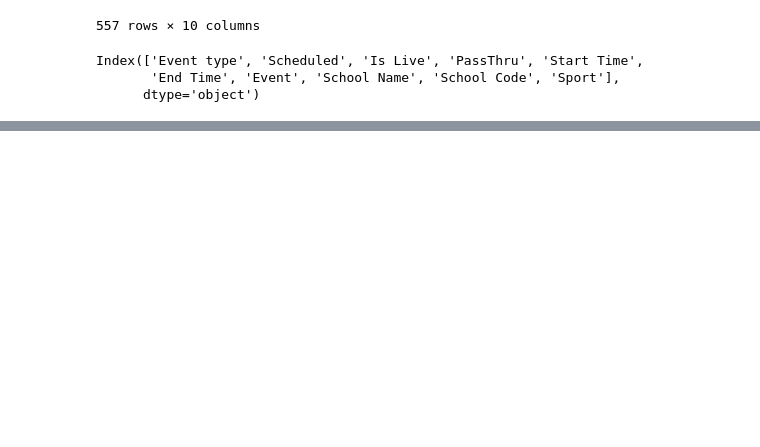
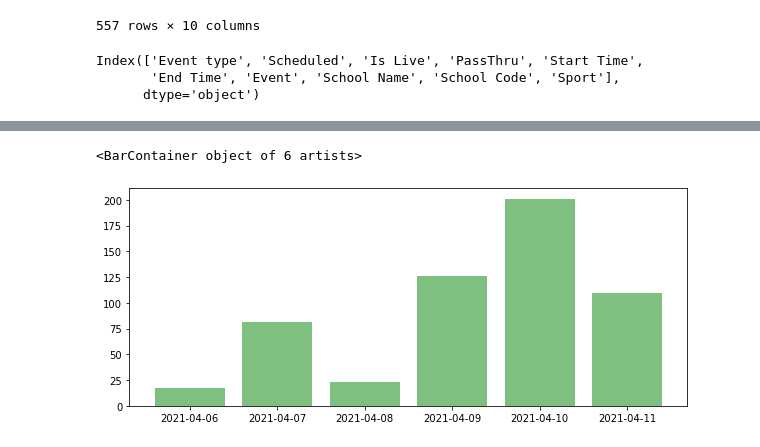
Before and after one commit to jackintyre/Project-1-, a Jupyter notebook: SportsAPI.ipynb, the cells around one changed output, grey strips where cells are left out. Saved outputs shown, nothing was run; the diff lists cells and outputs as text; code cells hidden in the pictures; blank space fills up the shorter version.

Commit message:
added bar graph of daily totals

```diff
--- a/SportsAPI.ipynb
+++ b/SportsAPI.ipynb
@@ -190,3 +190,25 @@ event_df.to_csv('events.csv')
 #from api_keys import g_key
 
 #school locations to come later this week
+# %%
+import datetime
+
+count=[]
+x=0
+
+Start=list(map(int, Start))
+End=list(map(int, End))
+y=len(Start)
+for x in range(len(Start)):
+    Start[x]=datetime.datetime.fromtimestamp(Start[x])
+    End[x]=datetime.datetime.fromtimestamp(End[x])
+    count.append(x)
+
+active_runtime_df= pd.DataFrame(count)
+    #active_runtime_df['Start']= datetime.datetime.fromtimestamp(Start)
+active_runtime_df['Start']= pd.DataFrame(Start)
+    #active_runtime_df['End']= datetime.datetime.fromtimestamp(End)
+active_runtime_df['End']= pd.DataFrame(End)
+# %%
+active_runtime_df = active_runtime_df.sort_values(by="Start")
+active_runtime_df
@@ -192,0 +255,6 @@ event_df.to_csv('events.csv')
+# %%
+dates=[]
+dates=active_runtime_df['Start Date'].unique()
+daycount= active_runtime_df.pivot_table(index = ['Start Date'], aggfunc ='size')
+daycount
+#rough count of events per day, not including events that run into next day
@@ -192,0 +270,7 @@ event_df.to_csv('events.csv')
+# %%
+x_axis =dates
+plt.figure(figsize=(10,4))
+plt.bar(x_axis, daycount, color='g', alpha=.5, align="center")
+# %% [output]
+<BarContainer object of 6 artists>
+[figure, added]
```
Also changed, not shown: parts of 4 cells of this notebook, 1 other file.
